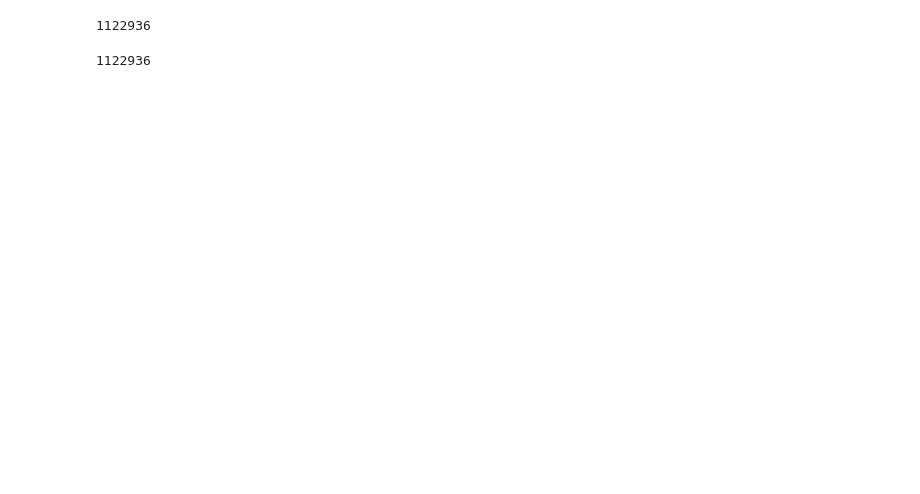
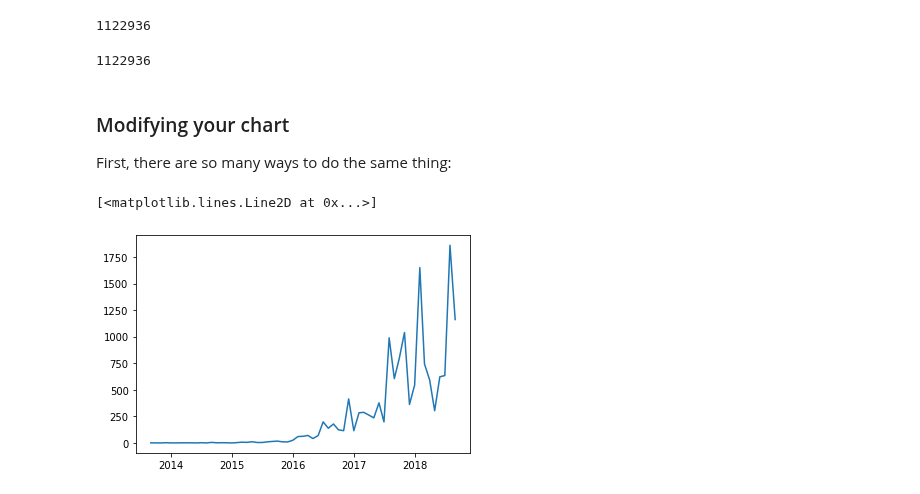
Before and after one commit to lamthuyvo/cuny-advanced-data-journalism, a Jupyter notebook: exercise-files/pandas/time_series_with_pandas/notebooks/twitter-time-series-analysis-solution.ipynb, the cells around one changed output. Saved outputs shown, nothing was run; the diff lists cells and outputs as text; code cells hidden in the pictures; blank space fills up the shorter version.

```diff
--- a/exercise-files/pandas/time_series_with_pandas/notebooks/twitter-time-series-analysis-solution.ipynb
+++ b/exercise-files/pandas/time_series_with_pandas/notebooks/twitter-time-series-analysis-solution.ipynb
@@ -215,3 +205,12 @@ len(tweets['tweetid'])
 len(tweets)
 # %% [output]
 1122936
+# %% [markdown]
+### Modifying your chart
+
+First, there are so many ways to do the same thing:
+# %%
+plt.plot(monthly_tweet_count)
+# %% [output]
+[<matplotlib.lines.Line2D at 0x...>]
+[figure, added]
```
Also changed, not shown: parts of 21 cells of this notebook, 3 other files.
